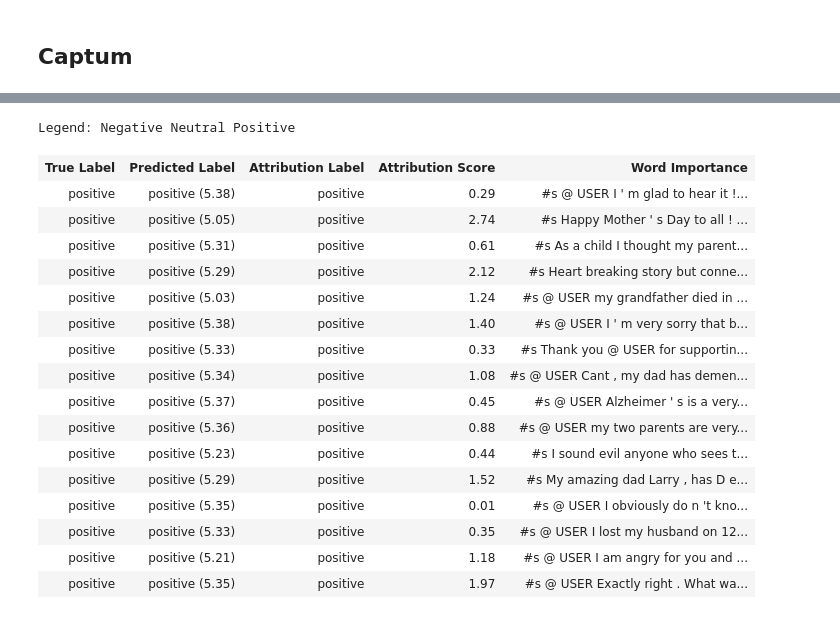
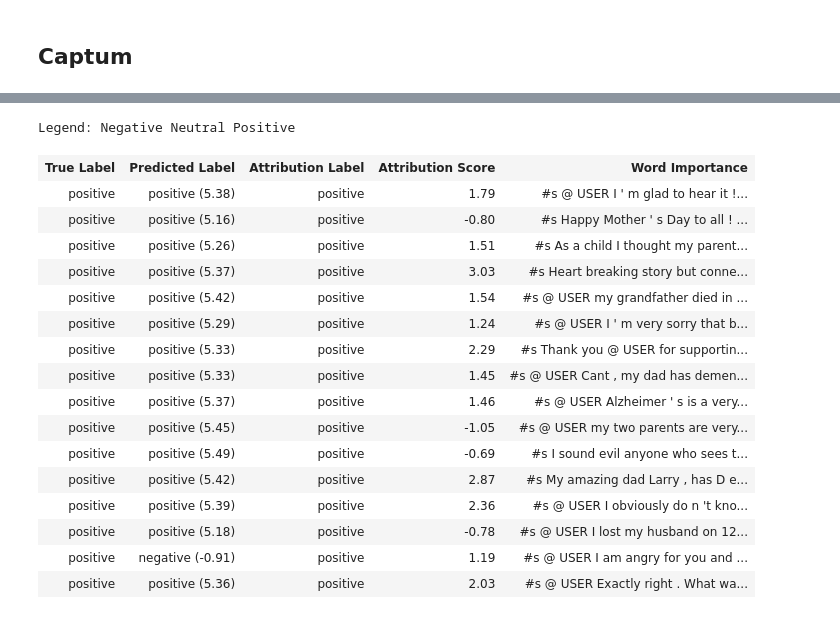
Before and after one commit to alexlu07/Alzheimers, a Jupyter notebook: BERTweet.ipynb, the cells around one changed output, grey strips where cells are left out. Drawn from its saved outputs; the diff is of its cells as text; code cells hidden in the pictures.

```diff
--- a/BERTweet.ipynb
+++ b/BERTweet.ipynb
@@ -321,5 +333,5 @@ NameError: name 'stop' is not defined
 # %% [markdown]
 ## Test Generalization
 # %%
-model = get_model().from_pretrained("results/model_39/").to(device)
+model = get_model().from_pretrained("results/model_28/").to(device)
 # %% [output]
@@ -405,32 +370,43 @@ tokenizer.model_max_length = 512
 PAD_IND = tokenizer.encode("<pad>")[1]
 token_reference = TokenReferenceBase(reference_token_idx=PAD_IND)
 # %%
-lig = LayerIntegratedGradients(lambda x: model(x).logits, model.roberta.embeddings)
+lig = LayerIntegratedGradients(lambda x, attention_mask=None: model(x, attention_mask=attention_mask).logits, model.roberta.embeddings)
 # %%
 # accumalate couple samples in this array for visualization purposes
 
-def interpret_sentences(model, sentences, labels, tokenize=[]):
+def interpret_sentences(model, sentences, masks, labels, tokenize=[]):
     log_memory()
     classes = ["negative", "positive"]
 
     for i in tokenize:
-        sentences[i] = tokenizer(normalizeTweet(sentences[i]), padding="max_length", truncation=True, return_tensors='pt')["input_ids"]
+        tokenized = tokenizer(normalizeTweet(sentences[i]), padding="max_length", truncation=True, return_tensors='pt')
+        sentences[i] = tokenized['input_ids']
+        masks[i] = tokenized['attention_mask']
 
     if isinstance(sentences, list):
         sentences = torch.stack(sentences)
+        masks = torch.stack(masks)
+
     sentences = sentences.to(device)
+    masks = masks.to(device)
 
     text = [[tokenizer.decode(word) for word in sentence if tokenizer.decode(word) != "<pad>"] for sentence in sentences.cpu()]
 
     model.zero_grad()
-    pred = model(sentences).logits.detach().cpu()
+    pred = model(sentences, attention_mask=masks).logits.detach().cpu()
     pred_ind = pred.argmax(dim=-1)
 
     reference_indices = token_reference.generate_reference(tokenizer.model_max_length, device=device).unsqueeze(0)
 
     # compute attributions and approximation delta using layer integrated gradients
-    attributions, delta = lig.attribute(sentences, reference_indices, target=1, \
-                                           n_steps=500, return_convergence_delta=True, internal_batch_size=24)
+    attributions, delta = lig.attribute(sentences,
+                                        reference_indices,
+                                        target=1,
+                                        additional_forward_args=(masks),
+                                        n_steps=500,
+                                        return_convergence_delta=True,
+                                        internal_batch_size=24
+    )
 
     vis_data_records = []
     for i in range(len(sentences)):
@@ -460,17 +436,20 @@ neg_indices = test.labels == 0
 pos_indices = test.labels == 1
 
 neg_tweets = test.tweets[neg_indices]
+neg_amasks = test.amasks[neg_indices]
 neg_labels = test.labels[neg_indices]
 
 pos_tweets = test.tweets[pos_indices]
+pos_amasks = test.amasks[pos_indices]
 pos_labels = test.labels[pos_indices]
 # %%
 i = 0
 
 sentences = pos_tweets[i*16:min((i+1)*16, len(pos_tweets))]
+masks = pos_amasks[i*16:min((i+1)*16, len(pos_tweets))]
 labels = pos_labels[i*16:min((i+1)*16, len(pos_tweets))]
 
-pos_data_records = interpret_sentences(model, sentences, labels)
+pos_data_records = interpret_sentences(model, sentences, masks, labels)
 _ = visualization.visualize_text(pos_data_records)
 # %% [output]
 1.429976576
@@ -493,21 +472,21 @@ pred: positive (5.35), delta: 5.074333112365181
 Legend: Negative Neutral Positive
 | True Label | Predicted Label | Attribution Label | Attribution Score | Word Importance |
-| positive | positive (5.38) | positive | 0.29 | #s @ USER I ' m glad to hear it !... |
-| positive | positive (5.05) | positive | 2.74 | #s Happy Mother ' s Day to all ! ... |
-| positive | positive (5.31) | positive | 0.61 | #s As a child I thought my parent... |
-| positive | positive (5.29) | positive | 2.12 | #s Heart breaking story but conne... |
-| positive | positive (5.03) | positive | 1.24 | #s @ USER my grandfather died in ... |
-| positive | positive (5.38) | positive | 1.40 | #s @ USER I ' m very sorry that b... |
-| positive | positive (5.33) | positive | 0.33 | #s Thank you @ USER for supportin... |
-| positive | positive (5.34) | positive | 1.08 | #s @ USER Cant , my dad has demen... |
-| positive | positive (5.37) | positive | 0.45 | #s @ USER Alzheimer ' s is a very... |
-| positive | positive (5.36) | positive | 0.88 | #s @ USER my two parents are very... |
-| positive | positive (5.23) | positive | 0.44 | #s I sound evil anyone who sees t... |
-| positive | positive (5.29) | positive | 1.52 | #s My amazing dad Larry , has D e... |
-| positive | positive (5.35) | positive | 0.01 | #s @ USER I obviously do n 't kno... |
-| positive | positive (5.33) | positive | 0.35 | #s @ USER I lost my husband on 12... |
-| positive | positive (5.21) | positive | 1.18 | #s @ USER I am angry for you and ... |
-| positive | positive (5.35) | positive | 1.97 | #s @ USER Exactly right . What wa... |
+| positive | positive (5.38) | positive | 1.79 | #s @ USER I ' m glad to hear it !... |
+| positive | positive (5.16) | positive | -0.80 | #s Happy Mother ' s Day to all ! ... |
+| positive | positive (5.26) | positive | 1.51 | #s As a child I thought my parent... |
+| positive | positive (5.37) | positive | 3.03 | #s Heart breaking story but conne... |
+| positive | positive (5.42) | positive | 1.54 | #s @ USER my grandfather died in ... |
+| positive | positive (5.29) | positive | 1.24 | #s @ USER I ' m very sorry that b... |
+| positive | positive (5.33) | positive | 2.29 | #s Thank you @ USER for supportin... |
+| positive | positive (5.33) | positive | 1.45 | #s @ USER Cant , my dad has demen... |
+| positive | positive (5.37) | positive | 1.46 | #s @ USER Alzheimer ' s is a very... |
+| positive | positive (5.45) | positive | -1.05 | #s @ USER my two parents are very... |
+| positive | positive (5.49) | positive | -0.69 | #s I sound evil anyone who sees t... |
+| positive | positive (5.42) | positive | 2.87 | #s My amazing dad Larry , has D e... |
+| positive | positive (5.39) | positive | 2.36 | #s @ USER I obviously do n 't kno... |
+| positive | positive (5.18) | positive | -0.78 | #s @ USER I lost my husband on 12... |
+| positive | negative (-0.91) | positive | 1.19 | #s @ USER I am angry for you and ... |
+| positive | positive (5.36) | positive | 2.03 | #s @ USER Exactly right . What wa... |
 # %%
 i = 0
 
```
Also changed, not shown: parts of 19 cells of this notebook, 1 other file.
